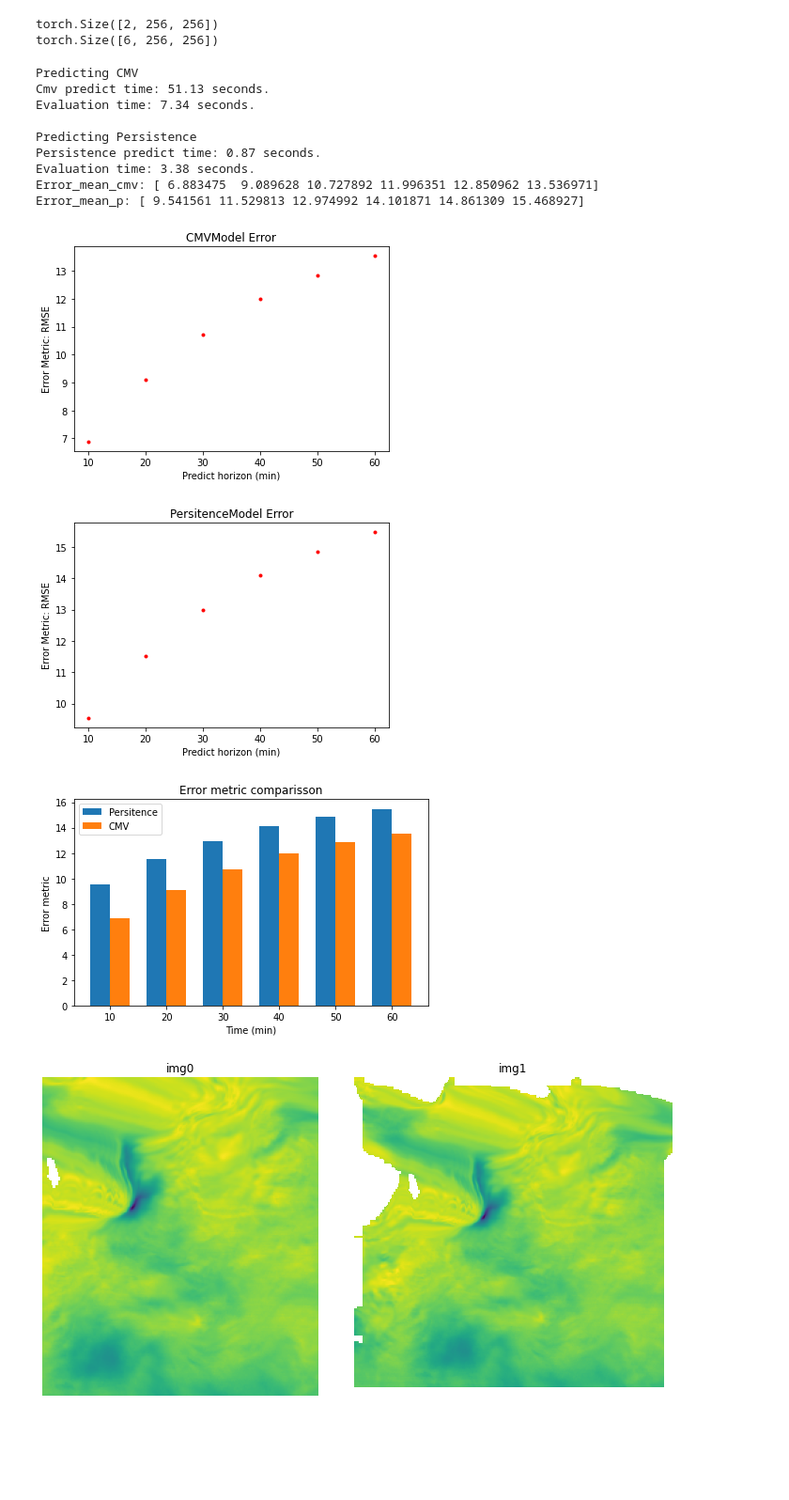
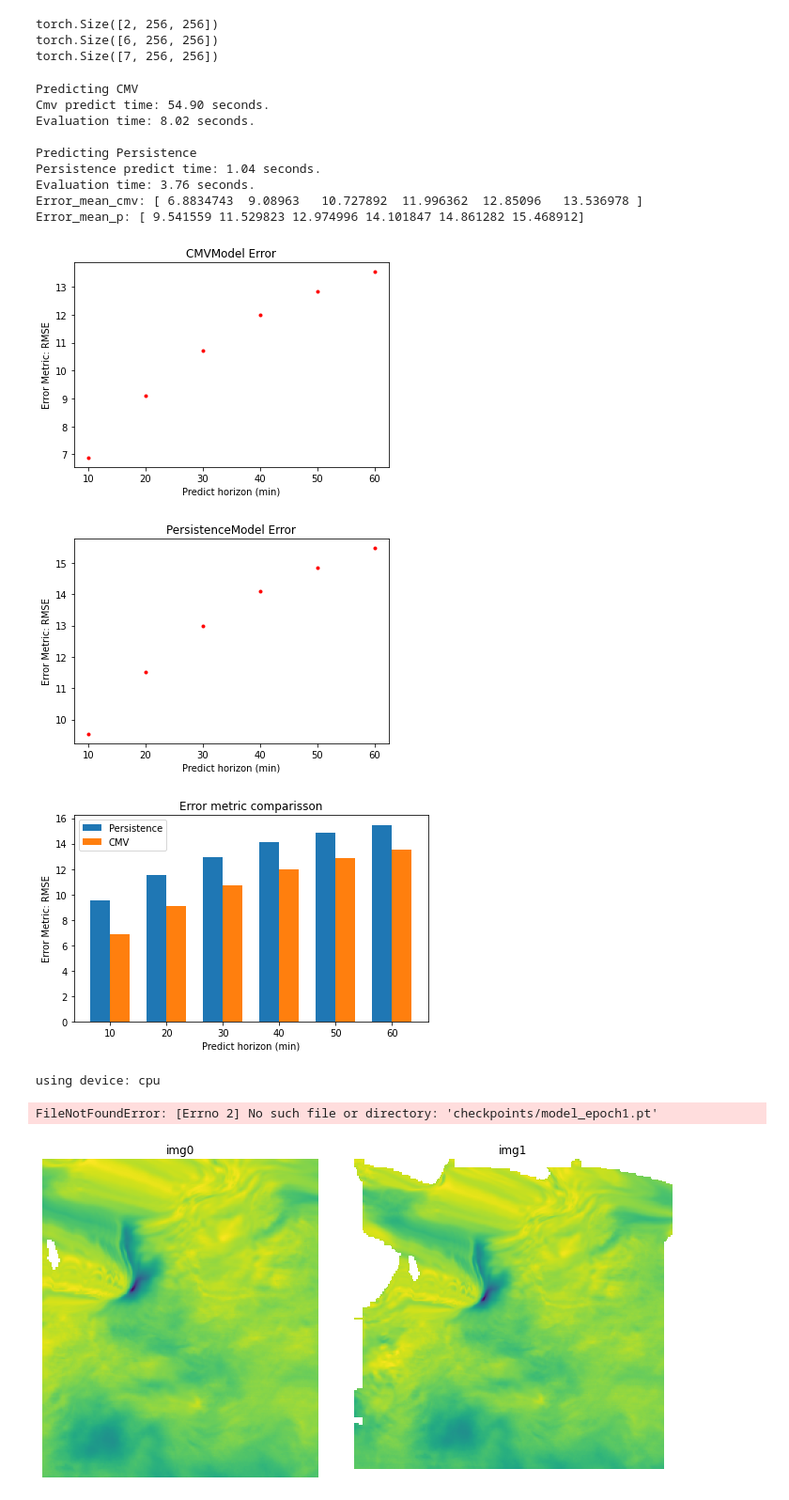
Before and after one commit to francomozo/deepCloud, a Jupyter notebook: nb-evaluate-model-cloud.ipynb, the cells around one changed output. Shown at 94% size. Drawn from its saved outputs; the diff is of its cells as text; code cells hidden in the pictures; blank space fills up the shorter version.

Commit message:
evaluate_model with unet

```diff
--- a/nb-evaluate-model-cloud.ipynb
+++ b/nb-evaluate-model-cloud.ipynb
@@ -19,8 +21,7 @@ from src.data import MontevideoDataset
 utils.image_sequence_generator_folders(path = 'data/mvd/val/', in_channel=2, out_channel=6, min_time_diff=5, max_time_diff=15, csv_path='data/mvd/val_sequences_in2_out6.csv')
 # %%
 #Test MontevideoDataset
-val_mvd = MontevideoDataset(path = 'data/mvd/mvd/' , path_sequence_csv = 'data/mvd/val_sequences_in2_out6.csv',
-                           in_channel = 2, out_channel=6, shuffle = False)
+val_mvd = MontevideoFoldersDataset(path = 'data/mvd/val/' , in_channel = 2, out_channel=6)
 val_loader = DataLoader(val_mvd)
 
 for idx, (inputs, target) in enumerate(val_loader):
@@ -28,12 +29,14 @@ for idx, (inputs, target) in enumerate(val_loader):
     target = target.squeeze()
     print(inputs.size())
     print(target.size())
+    print(torch.cat((inputs[1:], target)).shape)
     break
 # %% [output]
 torch.Size([2, 256, 256])
 torch.Size([6, 256, 256])
+torch.Size([7, 256, 256])
 # %%
-def evaluate_model(model_instance, loader, predict_horizon):
+def evaluate_model(model_instance, loader, predict_horizon, device=None, metric='RMSE'):
     error_list =[]
 
     per_predict_time= []
@@ -58,7 +61,6 @@ def evaluate_model(model_instance, loader, predict_horizon):
                 per_predict_time.append(end-start)
                 dynamic_window = False
 
-
             elif (isinstance(model_instance, model.Cmv)):
                 start = time.time()
                 predictions = model_instance.predict(
@@ -70,13 +72,25 @@ def evaluate_model(model_instance, loader, predict_horizon):
                 cmv_predict_time.append(end-start)
                 dynamic_window = False # volver a true para dynamic_window
 
+            elif (isinstance(model_instance, torch.nn.Module) and model_instance.n_classes == 1):
+                predictions = []
+                for i in range(predict_horizon):
+                    inputs = inputs.to(device=device)
+                    prediction = model_instance(inputs.unsqueeze(0))
+                    predictions.append(prediction.cpu().detach().numpy().squeeze())
+                    inputs = torch.cat((inputs[1:], prediction.squeeze(0)))
+                predictions = np.array(predictions)
+                dynamic_window = False
+
             # evaluate
+            if not isinstance(model_instance, torch.nn.Module):
+                predictions = predictions[1:]
             start = time.time()
             predict_errors = evaluate.evaluate_image(
-                                                    predictions = predictions[1:],
-                                                    gt = targets,
+                                                    predictions = predictions,
+                                                    gt = targets.cpu().detach().numpy(),
                                                     gt_ts = None,
-                                                    metric='RMSE', dynamic_window=dynamic_window,
+                                                    metric=metric, dynamic_window=dynamic_window,
                                                     evaluate_day_pixels = False)
             error_list.append(predict_errors)
             end = time.time()
@@ -89,54 +103,73 @@ def evaluate_model(model_instance, loader, predict_horizon):
     print(f'Evaluation time: {np.sum(eval_time):.2f} seconds.')
     return np.array(error_list)
 # %%
-val_mvd = MontevideoDataset(path = 'data/mvd/mvd/' ,
-                            path_sequence_csv = 'data/mvd/val_sequences_in2_out6.csv',
-                            in_channel = 2, out_channel=6, shuffle = False)
+val_mvd = MontevideoFoldersDataset(path = 'data/mvd/val/', in_channel = 2, out_channel=6)
 val_loader = DataLoader(val_mvd)
 
 cmv = model.Cmv2()
 persistence = model.Persistence()
 # blurredCMV = model.Cmv2(kernel_size=(21,21))
 
 print('Predicting CMV')
 time.sleep(1)
-error_array_cmv = evaluate_model(cmv, val_loader, 6)
+error_array_cmv = evaluate_model(cmv, val_loader, 6, metric='RMSE')
 
 print()
 print('Predicting Persistence')
 time.sleep(1)
-error_array_p = evaluate_model(persistence, val_loader, 6)
+error_array_p = evaluate_model(persistence, val_loader, 6, metric='RMSE')
 # print('Predicting Blurred CMV')
 # error_list_bp,error_list_bp_day = main_test(blurredCMV,loader)
 
 # print('CMV predicted ', error_array_cmv.shape[1],  'images for' , error_array_cmv.shape[0], 'images')
 # print('Persistence predicted ', error_array_p.shape[1], 'images for' , error_array_p.shape[0],'images')
 # print('Blurred Persistence predicted ', error_array_bp.shape[1], 'images for' , error_array_bp.shape[0], 'images')
 
 error_mean_cmv = np.mean(error_array_cmv, axis=0)
 error_mean_p = np.mean(error_array_p, axis=0)
 print(f'Error_mean_cmv: {error_mean_cmv}')
 print(f'Error_mean_p: {error_mean_p}')
 
 visualization.plot_graph(error_mean_cmv, model='CMV')
-visualization.plot_graph(error_mean_p, model='Persitence')
+visualization.plot_graph(error_mean_p, model='Persistence')
 
 visualization.barchart_compare2(
-                error_mean_p, 'Persitence',
+                error_mean_p, 'Persistence',
                 error_mean_cmv, 'CMV')
 # %% [output]
 Predicting CMV
-Cmv predict time: 51.13 seconds.
-Evaluation time: 7.34 seconds.
+Cmv predict time: 54.90 seconds.
+Evaluation time: 8.02 seconds.
 
 Predicting Persistence
-Persistence predict time: 0.87 seconds.
-Evaluation time: 3.38 seconds.
-Error_mean_cmv: [ 6.883475  9.089628 10.727892 11.996351 12.850962 13.536971]
-Error_mean_p: [ 9.541561 11.529813 12.974992 14.101871 14.861309 15.468927]
+Persistence predict time: 1.04 seconds.
+Evaluation time: 3.76 seconds.
+Error_mean_cmv: [ 6.8834743  9.08963   10.727892  11.996362  12.85096   13.536978 ]
+Error_mean_p: [ 9.541559 11.529823 12.974996 14.101847 14.861282 15.468912]
 [figure]
-[figure, old version]
+[figure, new version]
-[figure, old version]
+[figure, new version]
+# %%
+#SETUP
+device = torch.device('cuda') if torch.cuda.is_available() else torch.device('cpu')
+print('using device:', device)
+# %% [output]
+using device: cpu
+# %%
+val_mvd = MontevideoFoldersDataset(path = 'data/mvd/val/' , in_channel = 3, out_channel=6)
+val_loader = DataLoader(val_mvd)
+
+load_path = 'checkpoints/model_epoch1.pt'
+model_Unet = UNet(n_channels=3, n_classes=1, bilinear=True).to(device)
+model_Unet.load_state_dict(torch.load(load_path)["model_state_dict"])
+model_Unet.eval()
+
+error_array_Unet = evaluate_model(model_Unet, val_loader, 6, device=device, metric='RMSE')
+
+error_mean_Unet = np.mean(error_mean_Unet, axis=0)
+print(f'error_array_Unet: {error_mean_Unet}')
+# %% [output]
+FileNotFoundError: [Errno 2] No such file or directory: 'checkpoints/model_epoch1.pt'
 # %%
 data = np.load('predictions_error.npy')
 # visualization.show_image_w_colorbar(data )
```
Also changed, not shown: parts of 1 cell of this notebook.
